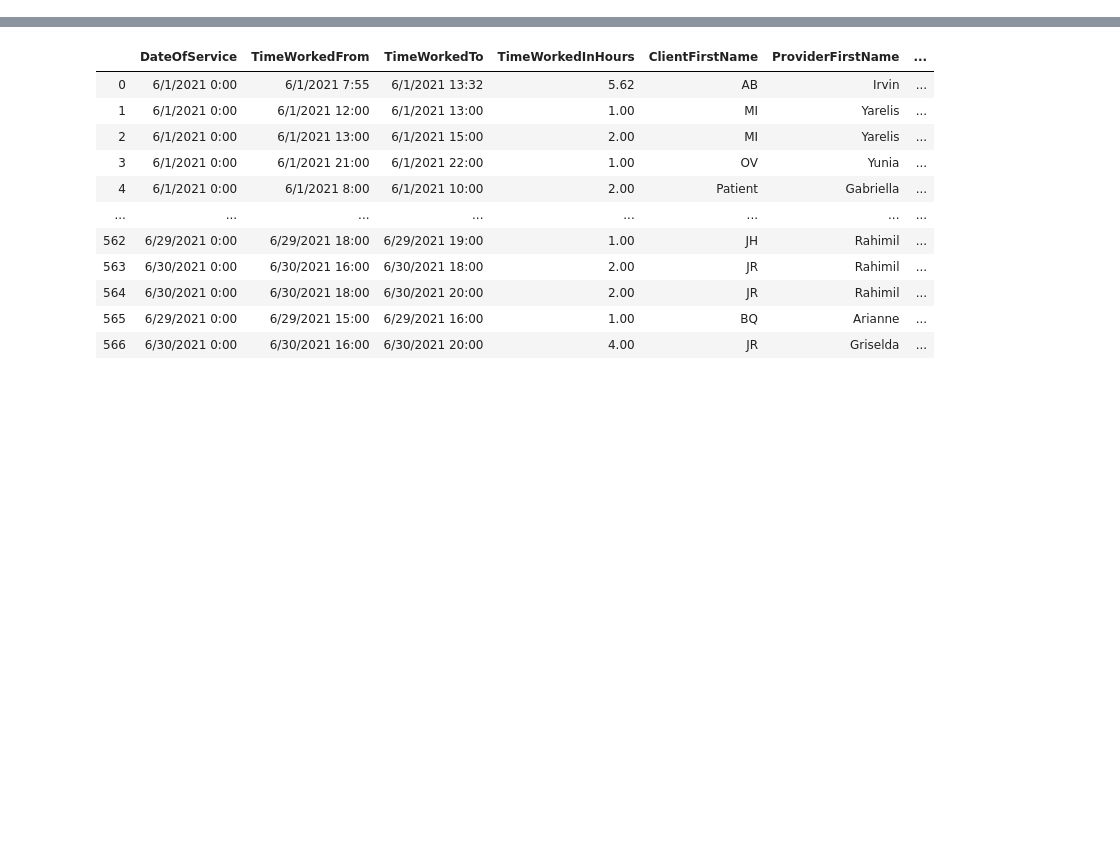
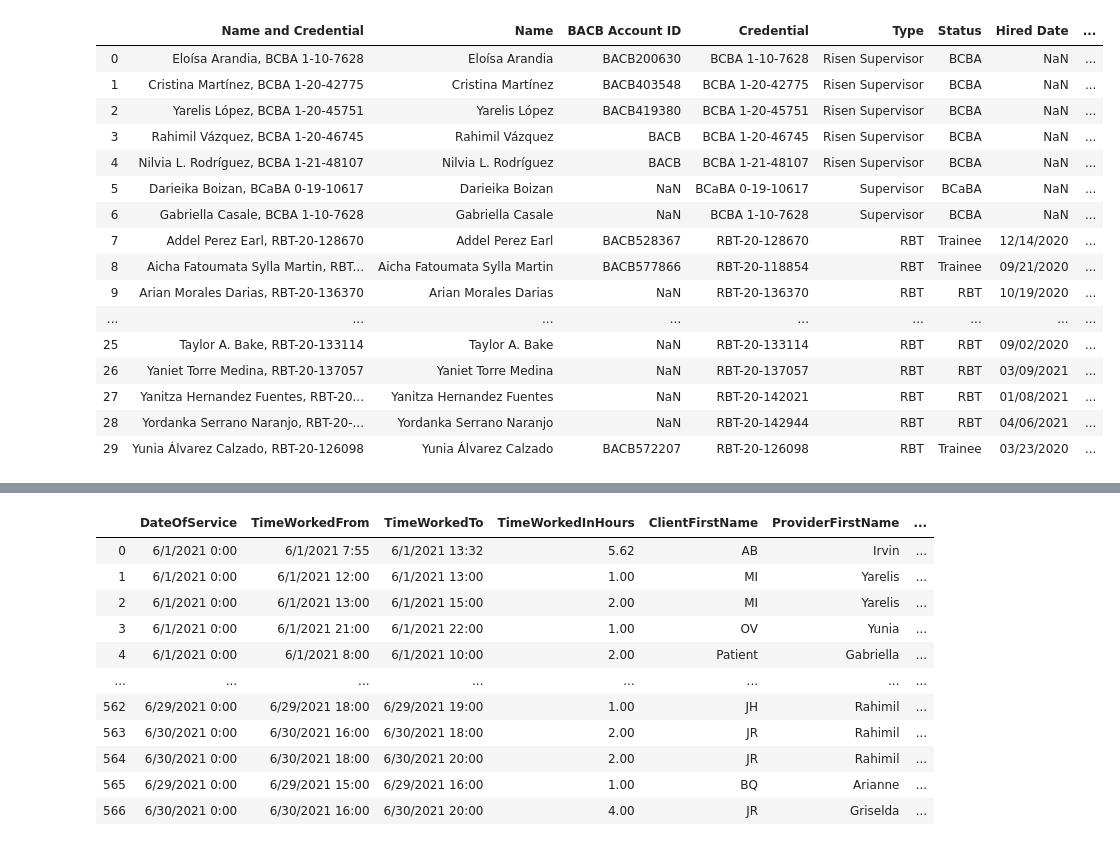
Before and after one commit to JavierOramas/dataProcessing, a Jupyter notebook: Untitled.ipynb, the cells around one changed output, grey strips where cells are left out. Cells and saved outputs as stored; diff of their text form; code cells hidden in the pictures; blank space fills up the shorter version.

```diff
--- a/Untitled.ipynb
+++ b/Untitled.ipynb
@@ -2,6 +2,25 @@
 import pandas as pd
 # %%
 providers_data = pd.read_csv('providers.csv', sep=';')
+providers_data
+# %% [output]
+|  | Name and Credential | Name | BACB Account ID | Credential | Type | Status | Hired Date | ... |
+| 0 | Eloísa Arandia, BCBA 1-10-7628 | Eloísa Arandia | BACB200630 | BCBA 1-10-7628 | Risen Supervisor | BCBA | NaN | ... |
+| 1 | Cristina Martínez, BCBA 1-20-42775 | Cristina Martínez | BACB403548 | BCBA 1-20-42775 | Risen Supervisor | BCBA | NaN | ... |
+| 2 | Yarelis López, BCBA 1-20-45751 | Yarelis López | BACB419380 | BCBA 1-20-45751 | Risen Supervisor | BCBA | NaN | ... |
+| 3 | Rahimil Vázquez, BCBA 1-20-46745 | Rahimil Vázquez | BACB | BCBA 1-20-46745 | Risen Supervisor | BCBA | NaN | ... |
+| 4 | Nilvia L. Rodríguez, BCBA 1-21-48107 | Nilvia L. Rodríguez | BACB | BCBA 1-21-48107 | Risen Supervisor | BCBA | NaN | ... |
+| 5 | Darieika Boizan, BCaBA 0-19-10617 | Darieika Boizan | NaN | BCaBA 0-19-10617 | Supervisor | BCaBA | NaN | ... |
+| 6 | Gabriella Casale, BCBA 1-10-7628 | Gabriella Casale | NaN | BCBA 1-10-7628 | Supervisor | BCBA | NaN | ... |
+| 7 | Addel Perez Earl, RBT-20-128670 | Addel Perez Earl | BACB528367 | RBT-20-128670 | RBT | Trainee | 12/14/2020 | ... |
+| 8 | Aicha Fatoumata Sylla Martin, RBT... | Aicha Fatoumata Sylla Martin | BACB577866 | RBT-20-118854 | RBT | Trainee | 09/21/2020 | ... |
+| 9 | Arian Morales Darias, RBT-20-136370 | Arian Morales Darias | NaN | RBT-20-136370 | RBT | RBT | 10/19/2020 | ... |
+| ... | ... | ... | ... | ... | ... | ... | ... | ... |
+| 25 | Taylor A. Bake, RBT-20-133114 | Taylor A. Bake | NaN | RBT-20-133114 | RBT | RBT | 09/02/2020 | ... |
+| 26 | Yaniet Torre Medina, RBT-20-137057 | Yaniet Torre Medina | NaN | RBT-20-137057 | RBT | RBT | 03/09/2021 | ... |
+| 27 | Yanitza Hernandez Fuentes, RBT-20... | Yanitza Hernandez Fuentes | NaN | RBT-20-142021 | RBT | RBT | 01/08/2021 | ... |
+| 28 | Yordanka Serrano Naranjo, RBT-20-... | Yordanka Serrano Naranjo | NaN | RBT-20-142944 | RBT | RBT | 04/06/2021 | ... |
+| 29 | Yunia Álvarez Calzado, RBT-20-126098 | Yunia Álvarez Calzado | BACB572207 | RBT-20-126098 | RBT | Trainee | 03/23/2020 | ... |
 # %%
 supervisors = providers_data[providers_data['Type'] == 'Supervisor']
 risen_supervisors = providers_data[providers_data['Type'] == 'Risen Supervisor']
```
Also changed, not shown: parts of 4 cells of this notebook.
